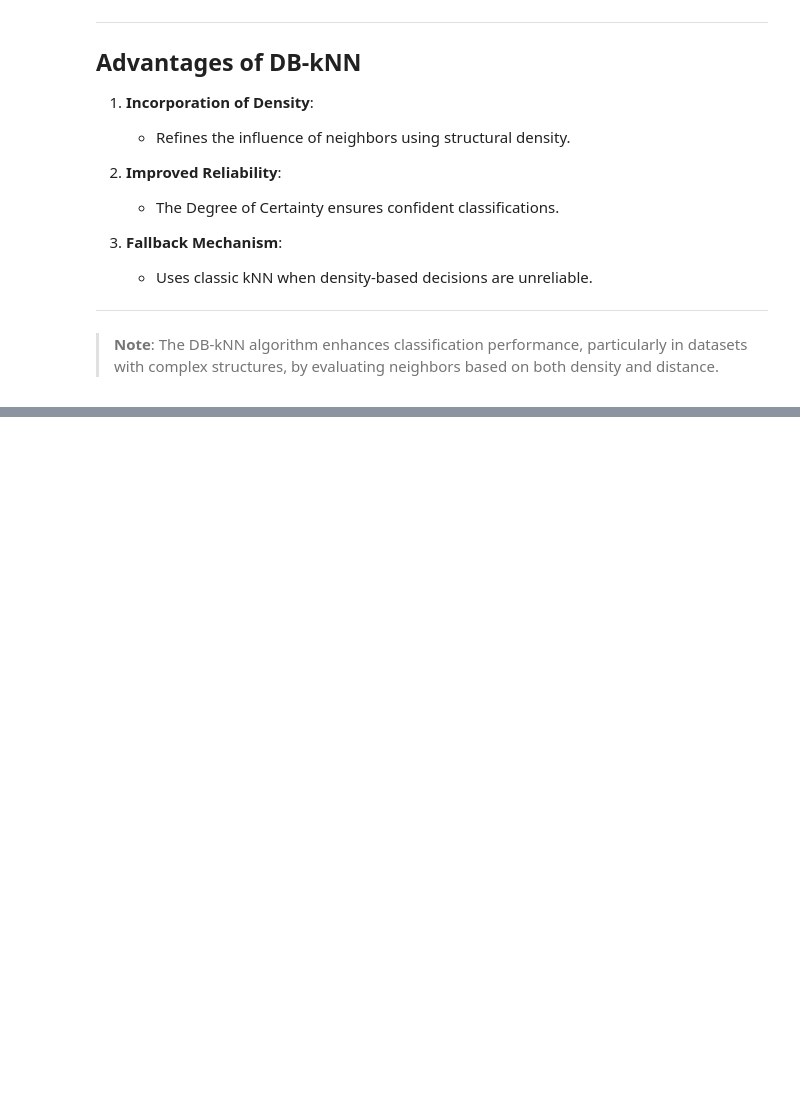
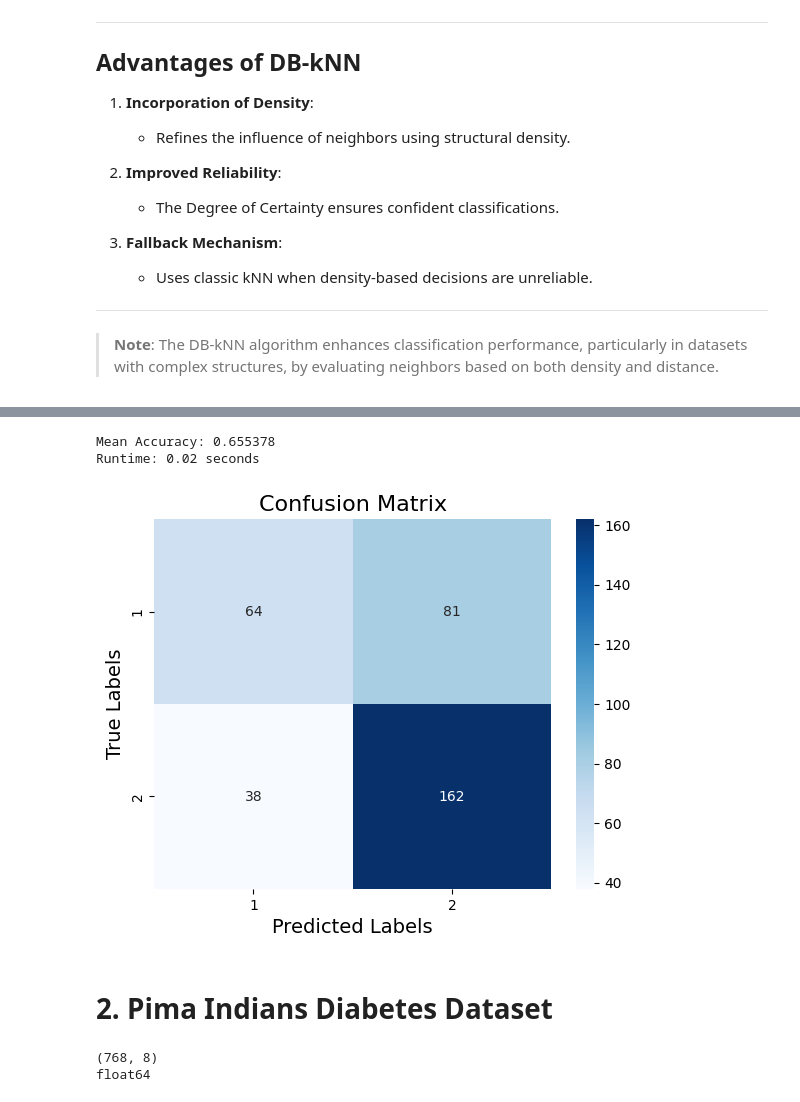
Before and after one commit to theodorostaloumtzis/DB_KNN_project, a Jupyter notebook: notebook_with_kfold.ipynb, the cells around one changed output, grey strips where cells are left out. Saved outputs shown, nothing was run; the diff lists cells and outputs as text; code cells hidden in the pictures; blank space fills up the shorter version.

```diff
--- a/notebook_with_kfold.ipynb
+++ b/notebook_with_kfold.ipynb
@@ -200,7 +206,7 @@ def calculate_density(data, radius):
 
     for i in range(n):
         # Compute distances from data[i] to all other points in the dataset
-        distances = np.linalg.norm(data - data[i], axis=1)  # Vectorized distance computation
+        distances = get_neighbor_distances(data, data[i])
         count_within_radius = np.sum(distances <= radius)  # Count neighbors within radius
         densities.append(count_within_radius / volume)
 
@@ -986,0 +917,20 @@ Accuracy: 0.65
+# %%
+from sklearn.neighbors import KNeighborsClassifier
+
+
+classic_knn = KNeighborsClassifier(best_params["best_k"])
+
+results_classic_knn = perform_kfold_cross_validation(X=X, y=y, classifier=classic_knn, k=best_params["best_k"], radius=-1, n_splits=10, random_state=47)
+
+
+print(f"Mean Accuracy: {results_classic_knn['mean_accuracy']:.6f}")
+print(f"Runtime: {results_classic_knn['runtime']:.2f} seconds")
+# %% [output]
+Mean Accuracy: 0.655378
+Runtime: 0.02 seconds
+# %%
+plot_confusion_matrix(results_classic_knn["all_true_labels"], results_classic_knn["all_predictions"])
+# %% [output]
+[figure, added]
+# %% [markdown]
+# 2. Pima Indians Diabetes Dataset
@@ -986,0 +954,20 @@ Accuracy: 0.65
+# %%
+# Step 3: Standardize the features
+
+from sklearn.preprocessing import StandardScaler
+
+# Standardize features
+scaler = StandardScaler()
+X = scaler.fit_transform(X)
+
+# Convert all of the numeric columns to numpy flaot64
+X = np.array(X, dtype=np.float64)
+print(X.shape)
+print(X.dtype)
+
+
+# Concat the scaled features with the target
+data_pima.iloc[:, :-1] = X
+# %% [output]
+(768, 8)
+float64
```
Also changed, not shown: parts of 47 cells of this notebook, 13 other files.
